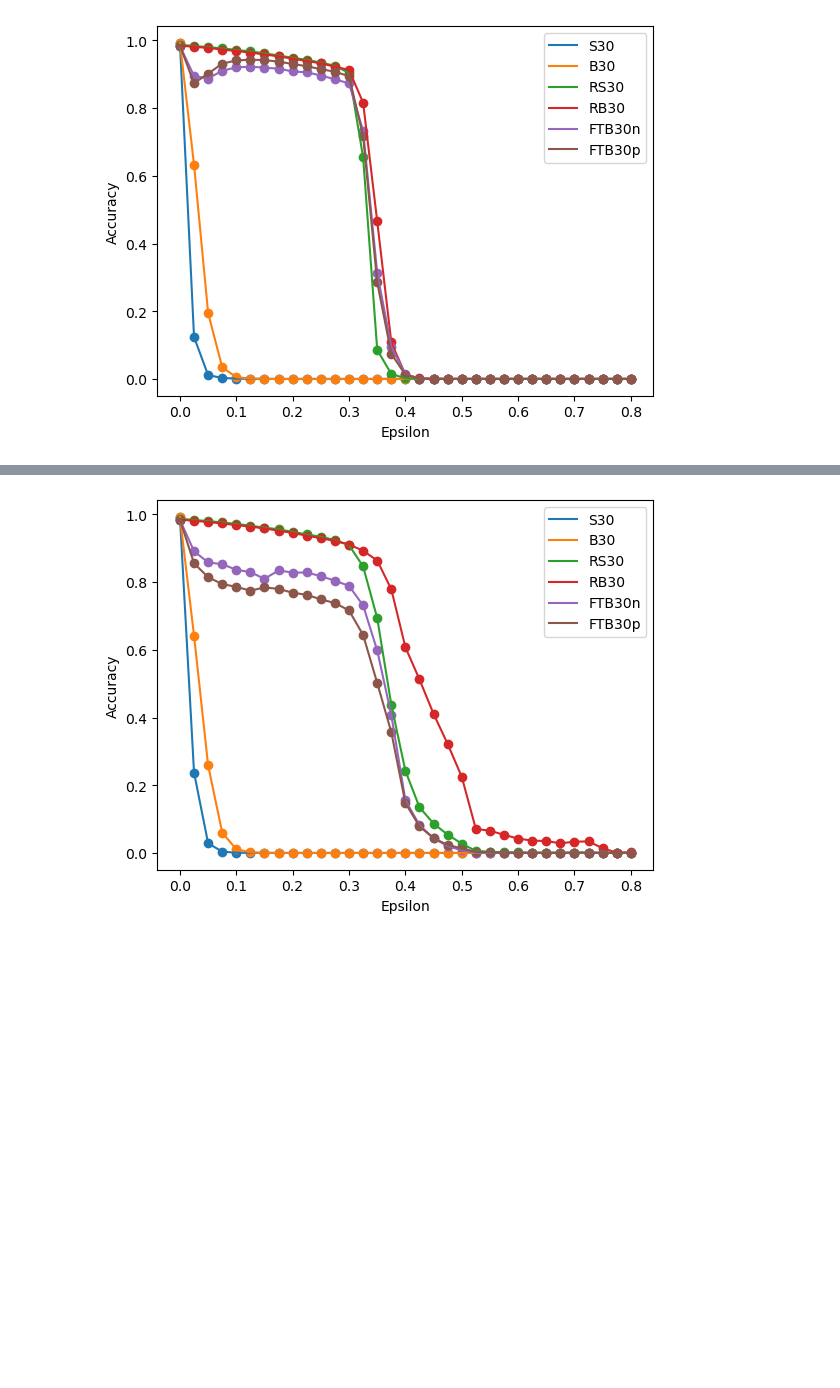
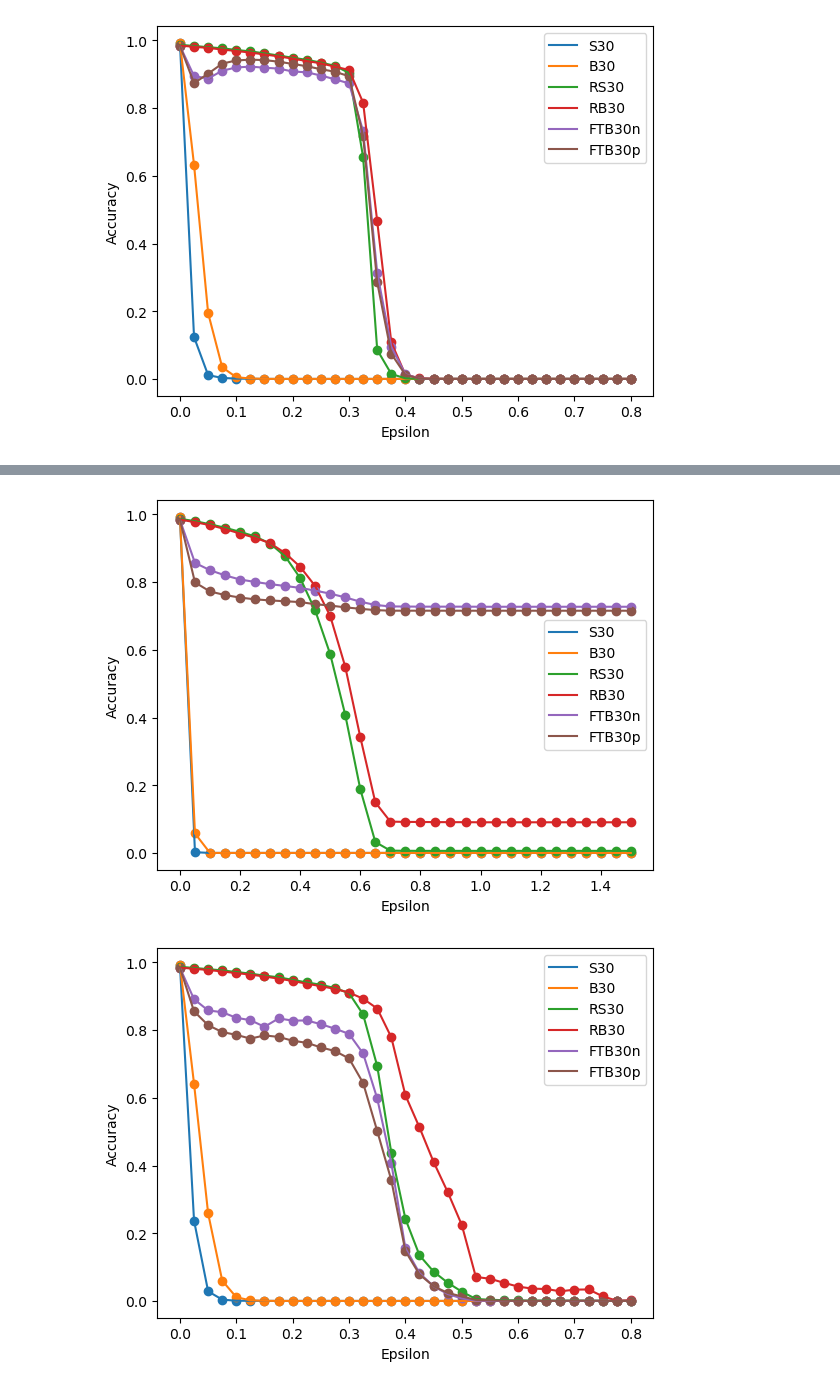
Before and after one commit to hugorecio-7/Praktikak-PrototypeDNN-Robustness-main, a Jupyter notebook: Adversarial_Attacks_Testing.ipynb, the cells around one changed output, grey strips where cells are left out. Cells and saved outputs as stored; diff of their text form; code cells hidden in the pictures; blank space fills up the shorter version.

```diff
--- a/Adversarial_Attacks_Testing.ipynb
+++ b/Adversarial_Attacks_Testing.ipynb
@@ -172,3 +172,16 @@ adversarial_attacks_eps_plot(models, model_names, test_loader, attack, loss, max
+# %%
+iters = 300 #40
+step = 0.05
+random_start = True
+max_eps = 1.5
+models = [s30, b30, rs30, rb30, ftb30n, ftb30p]
+model_names = ["S30", "B30", "RS30", "RB30", "FTB30n", "FTB30p"]
+loss = CELoss
+attack = partial(LinfFMNA_attack, steps=100, max_stepsize=2, min_stepsize=1e-3, gamma=0.1)
+
+adversarial_attacks_eps_plot(models, model_names, test_loader, attack, loss, max_eps, step=step, foolbox_use=True)
+# %% [output]
+[figure, added]
 # %%
 iters = 10 #40
 step = 0.025
```
Also changed, not shown: parts of 9 cells of this notebook, 2 other files.
